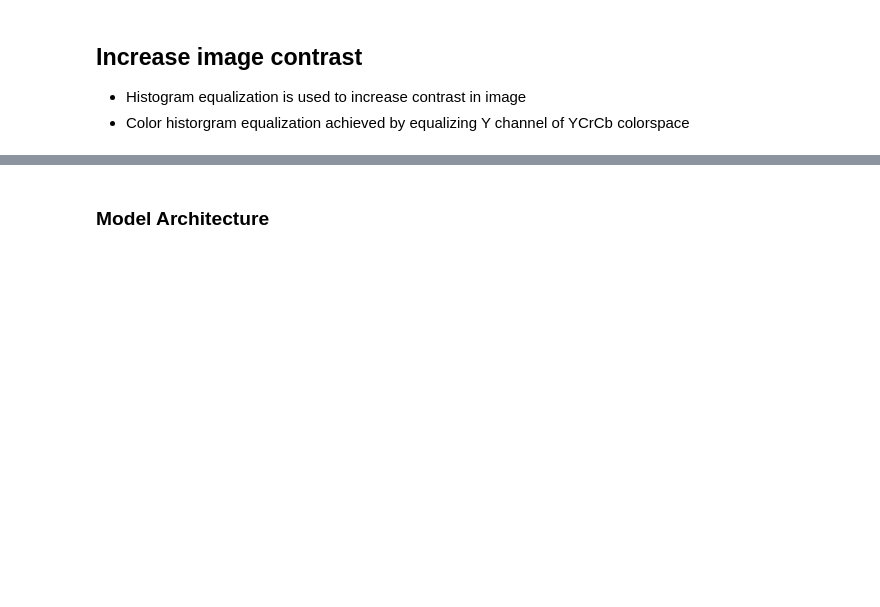
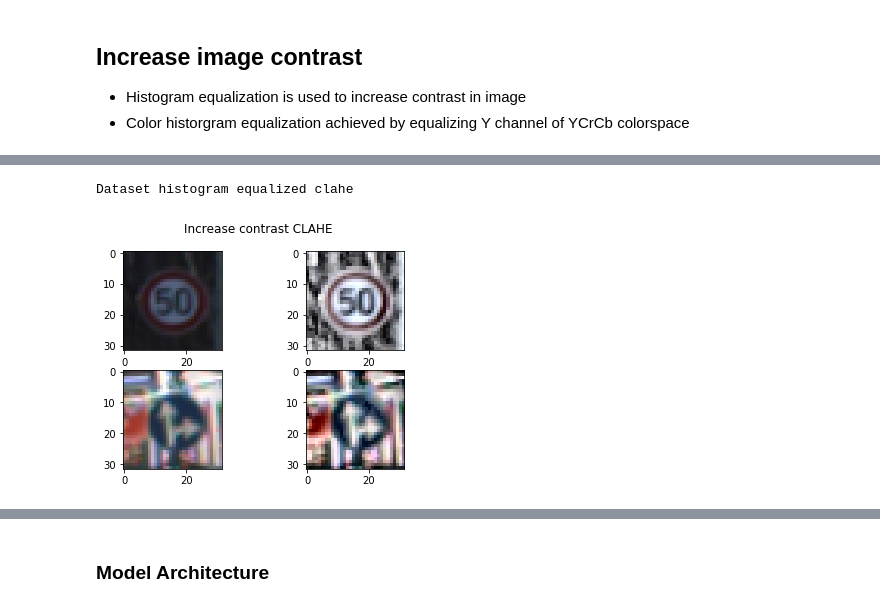
Before and after one commit to sketchc89/TrafficSign-P2, a Jupyter notebook: Traffic_Sign_Classifier.ipynb, the cells around one changed output, grey strips where cells are left out. Cells and saved outputs as stored; diff of their text form; code cells hidden in the pictures; blank space fills up the shorter version.

Commit message:
Implemented a version of contrast normalization

```diff
--- a/Traffic_Sign_Classifier.ipynb
+++ b/Traffic_Sign_Classifier.ipynb
@@ -226,0 +234,17 @@ def amplify_contrast(X):
+# %%
+X_clahe = clahe_contrast(X_train)
+X_train, X_clahe = shuffle(X_train, X_clahe)
+fig = plt.figure()
+fig.suptitle('Increase contrast CLAHE')
+plt.subplot(221)
+plt.imshow(X_train[0])
+plt.subplot(222)
+plt.imshow(X_clahe[0])
+plt.subplot(223)
+plt.imshow(X_train[1])
+plt.subplot(224)
+plt.imshow(X_clahe[1])
+plt.show()
+# %% [output]
+Dataset histogram equalized clahe
+[figure, added]
```
Also changed, not shown: parts of 10 cells of this notebook.
